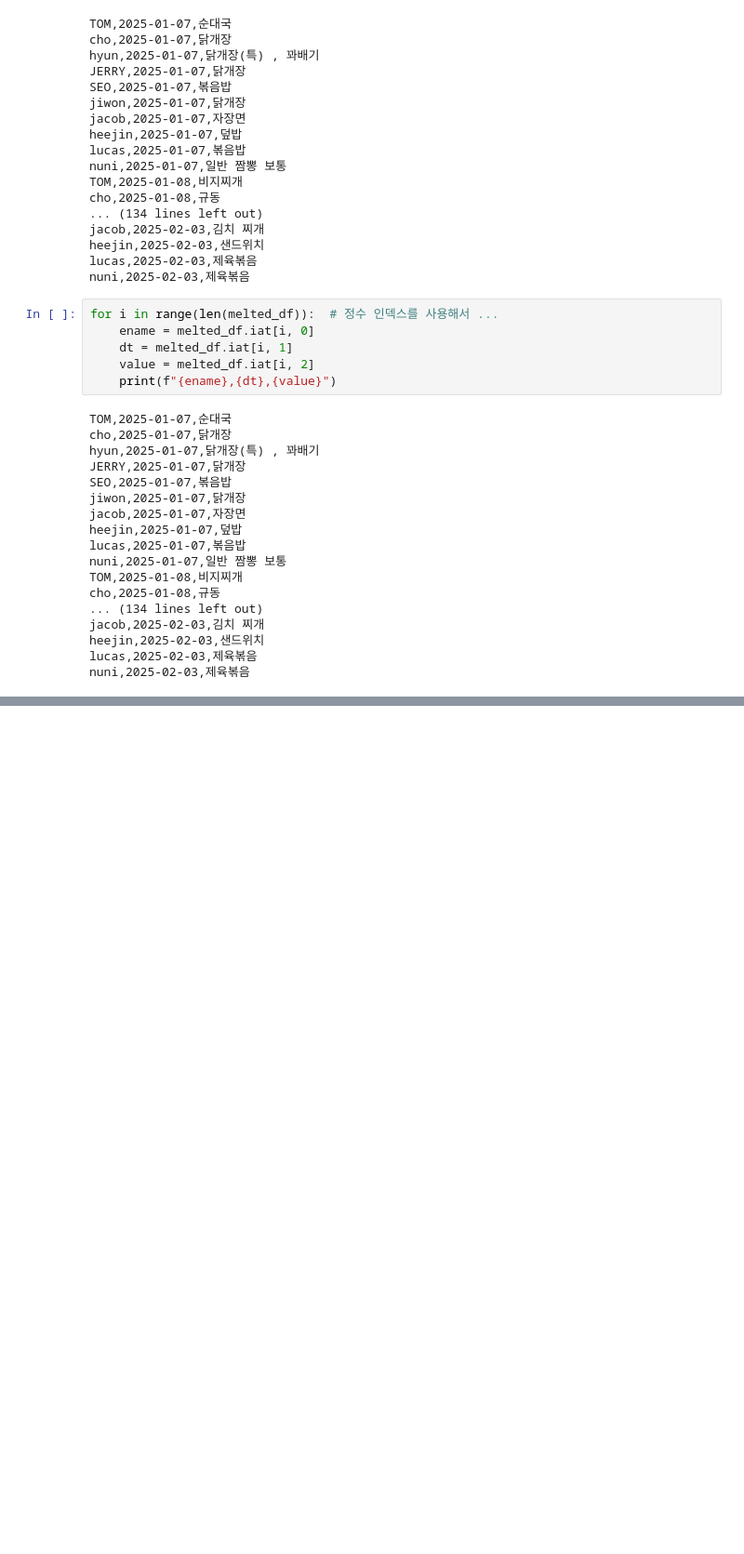
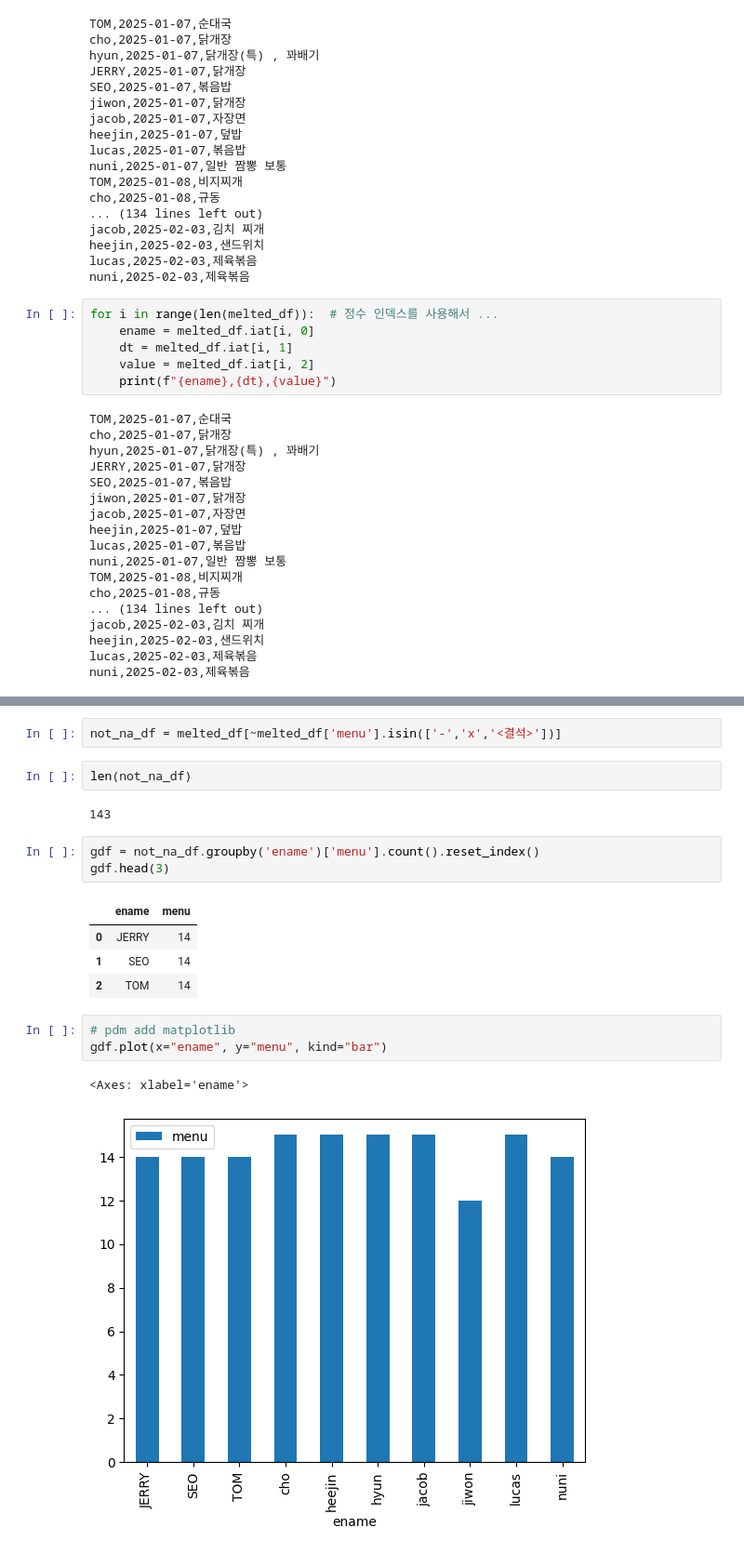
Before and after one commit to nunininu/lunch-menu, a Jupyter notebook: note/lunch_menu.ipynb, the cells around one changed output, grey strips where cells are left out. Shown at 93% size. Cells and saved outputs as stored; diff of their text form; blank space fills up the shorter version.

Commit message:
rename and groupby

```diff
--- a/note/Untitled.ipynb
+++ b/note/lunch_menu.ipynb
@@ -123,0 +179,20 @@ nuni,2025-02-03,제육볶음
+# %%
+not_na_df = melted_df[~melted_df['menu'].isin(['-','x','<결석>'])]
+# %%
+len(not_na_df)
+# %% [output]
+143
+# %%
+gdf = not_na_df.groupby('ename')['menu'].count().reset_index()
+gdf.head(3)
+# %% [output]
+|  | ename | menu |
+| 0 | JERRY | 14 |
+| 1 | SEO | 14 |
+| 2 | TOM | 14 |
+# %%
+# pdm add matplotlib
+gdf.plot(x="ename", y="menu", kind="bar")
+# %% [output]
+<Axes: xlabel='ename'>
+[figure, added]
```
Also changed, not shown: parts of 5 cells of this notebook, 2 other files.
